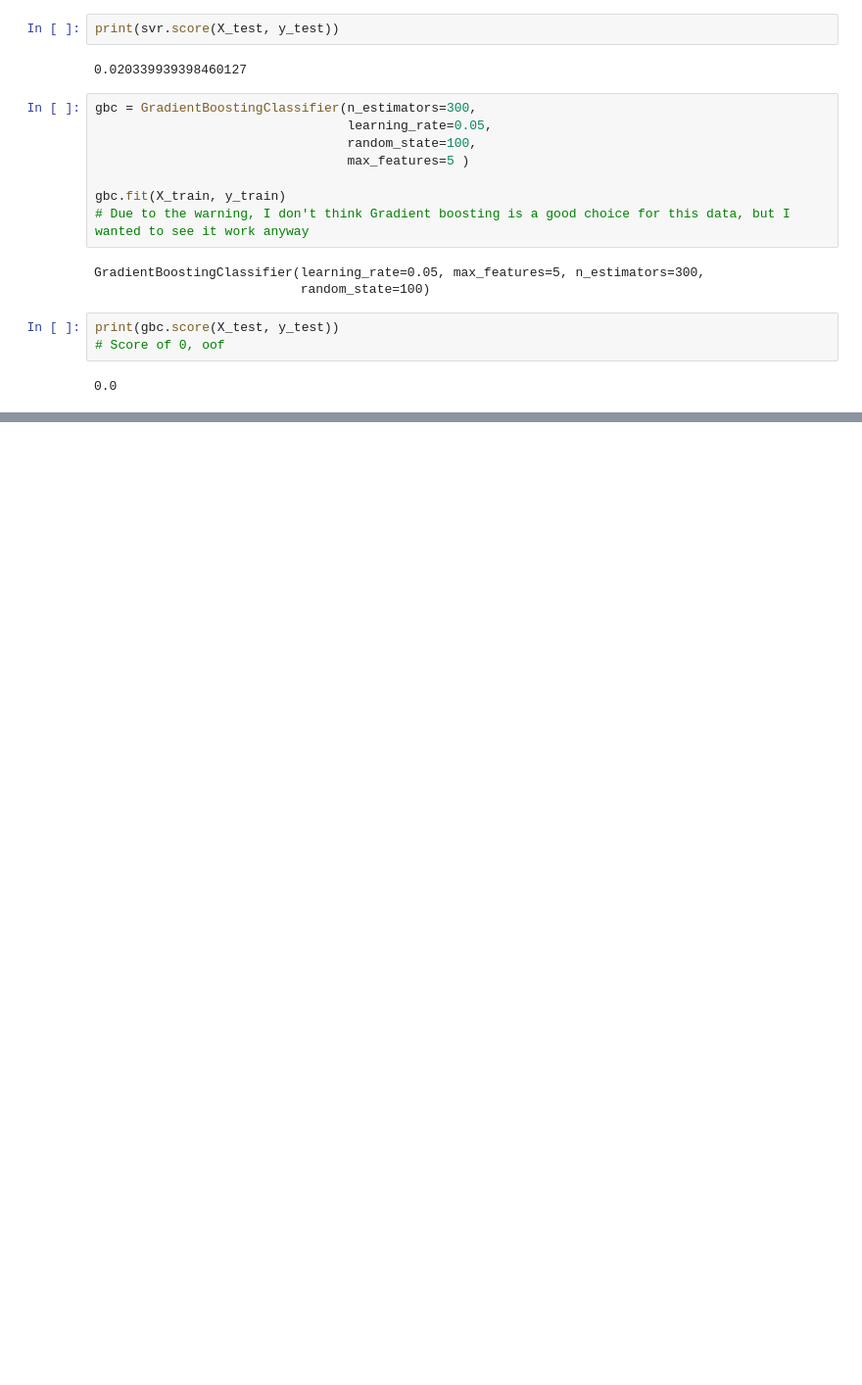
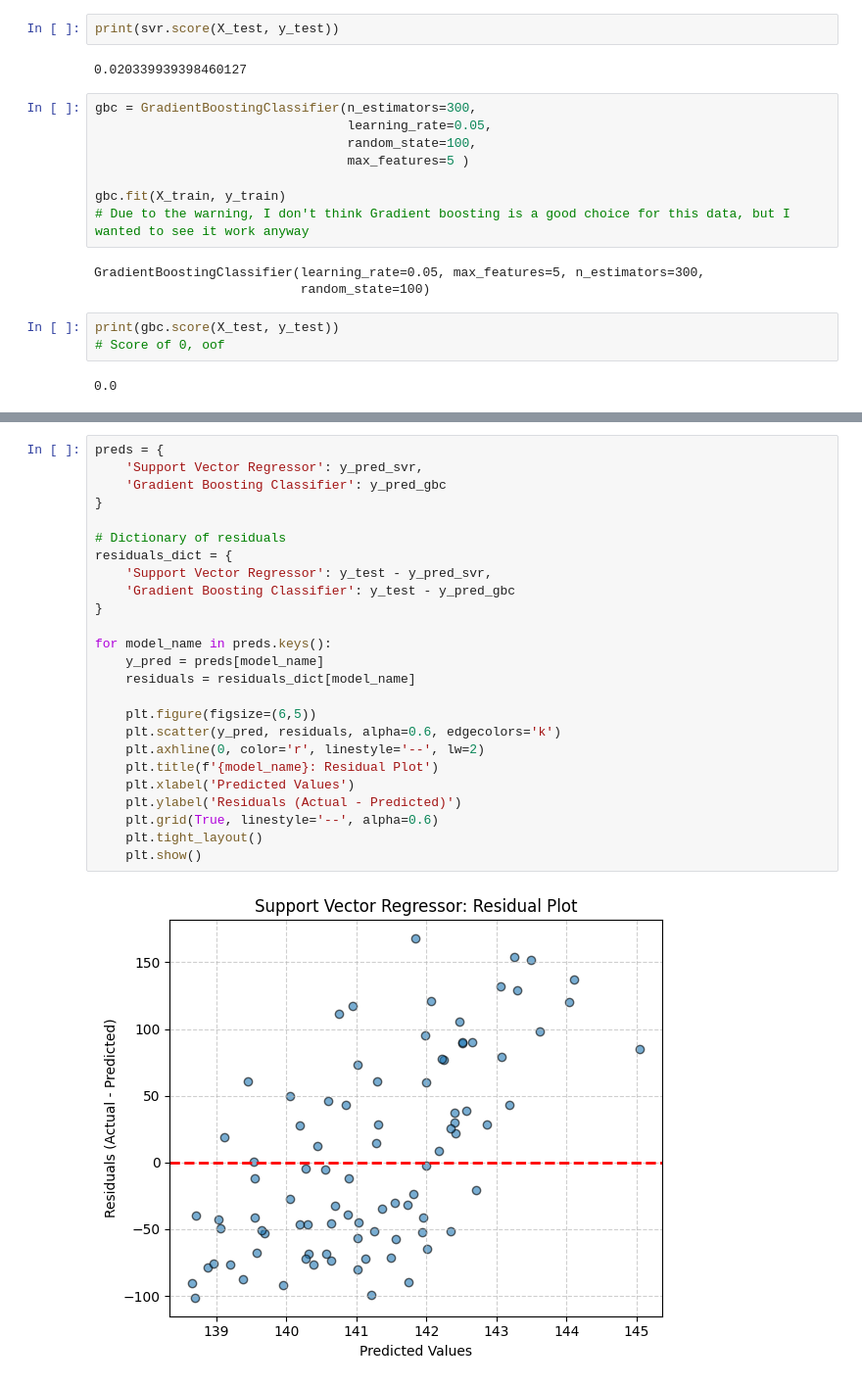
Before and after one commit to CamTroy/MachineLearningPractice, a Jupyter notebook: FourModels.ipynb, the cells around one changed output, grey strips where cells are left out. Shown at 98% size. Drawn from its saved outputs; the diff is of its cells as text; blank space fills up the shorter version.

```diff
--- a/FourModels.ipynb
+++ b/FourModels.ipynb
@@ -91,0 +150,27 @@ print(gbc.score(X_test, y_test))
+# %%
+preds = {
+    'Support Vector Regressor': y_pred_svr,
+    'Gradient Boosting Classifier': y_pred_gbc
+}
+
+# Dictionary of residuals
+residuals_dict = {
+    'Support Vector Regressor': y_test - y_pred_svr,
+    'Gradient Boosting Classifier': y_test - y_pred_gbc
+}
+
+for model_name in preds.keys():
+    y_pred = preds[model_name]
+    residuals = residuals_dict[model_name]
+
+    plt.figure(figsize=(6,5))
+    plt.scatter(y_pred, residuals, alpha=0.6, edgecolors='k')
+    plt.axhline(0, color='r', linestyle='--', lw=2)
+    plt.title(f'{model_name}: Residual Plot')
+    plt.xlabel('Predicted Values')
+    plt.ylabel('Residuals (Actual - Predicted)')
+    plt.grid(True, linestyle='--', alpha=0.6)
+    plt.tight_layout()
+    plt.show()
+# %% [output]
+[figure, added]
```
Also changed, not shown: parts of 7 cells of this notebook, 2 other files.
